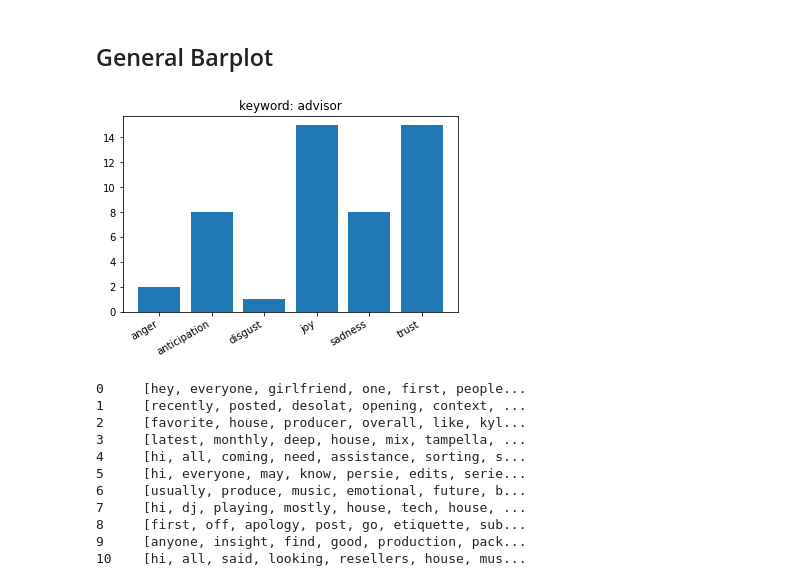
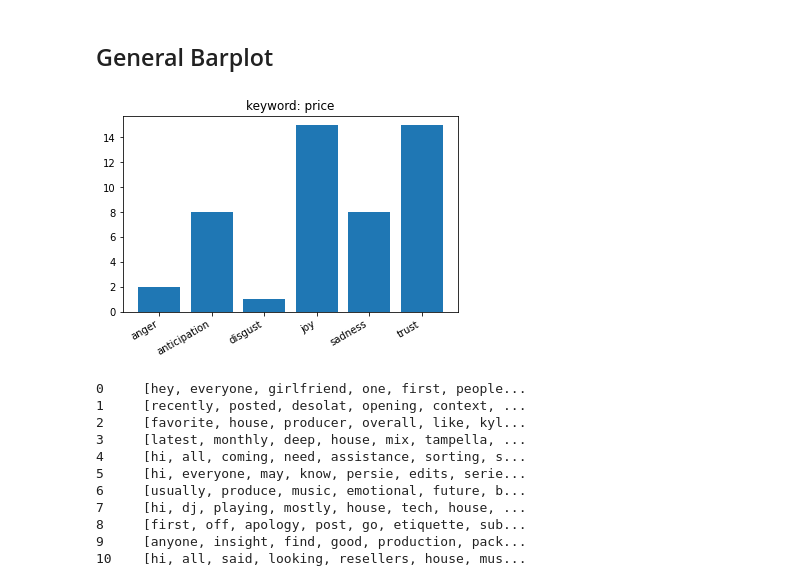
Before and after one commit to philhuang74/CaliforniaHousing_Pic16BProject, a Jupyter notebook: Reddit Sentiment & Topic Modeling on House/Multiple Emotion Wordcloud_Price.ipynb, the cells around one changed output. Saved outputs shown, nothing was run; the diff lists cells and outputs as text; code cells hidden in the pictures.

```diff
--- a/Reddit Sentiment & Topic Modeling on House/Multiple Emotion Wordcloud_Price.ipynb
+++ b/Reddit Sentiment & Topic Modeling on House/Multiple Emotion Wordcloud_Price.ipynb
@@ -100,35 +100,35 @@ stop_words = ["i", "me", "my", "myself", "we", "our", "ours", "ourselves", "you"
 # %%
 col = [x for x in df1['selftext']]
 text = str(col)
 
 lower_case = text.lower()
 # Removing punctuations
 cleaned_text = lower_case.translate(str.maketrans('', '', string.punctuation))
 tokenized_words = cleaned_text.split()
 final_words = []
 for word in tokenized_words:
     if word not in stop_words:
         final_words.append(word)
 
 
 emotion_list = []
 word=list(df_word.word)
 emotion=list(df_word.emotion)
 
 for i in range(len(df_word)):
     if word[i] in final_words:
         emotion_list.append(emotion[i])
 
 w = Counter(emotion_list)
 
 
 fig, ax1 = plt.subplots()
 ax1.bar(w.keys(), w.values())
 fig.autofmt_xdate()
-plt.title('keyword: advisor')
+plt.title('keyword: price')
 plt.show()
 # %% [output]
-[figure, old version]
+[figure, new version]
 # %%
 def emo(tokens,emo):
     zip_iterator = zip(df_word.word, df_word.emotion)
```
Also changed, not shown: parts of 5 cells of this notebook, 32 other files.
